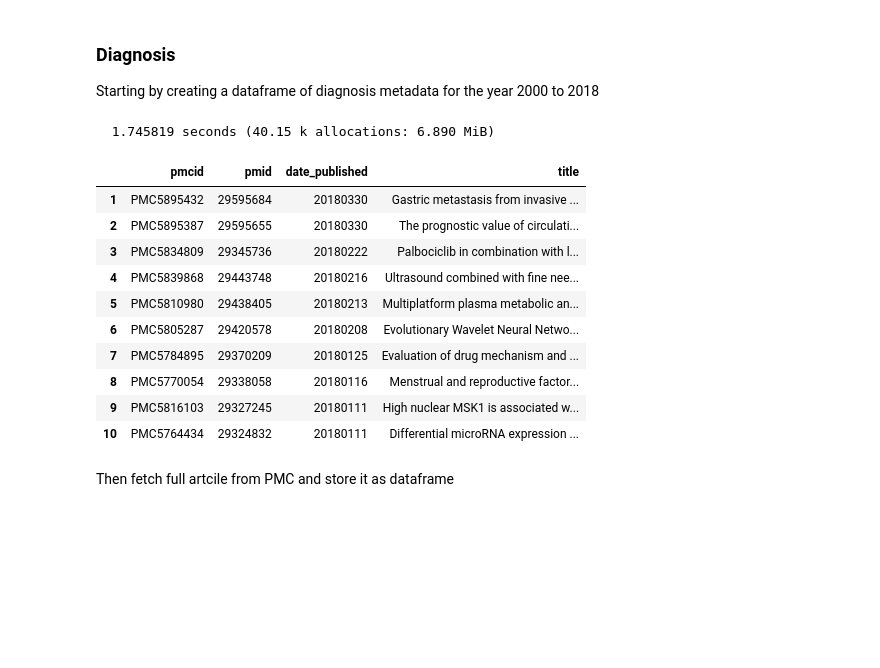
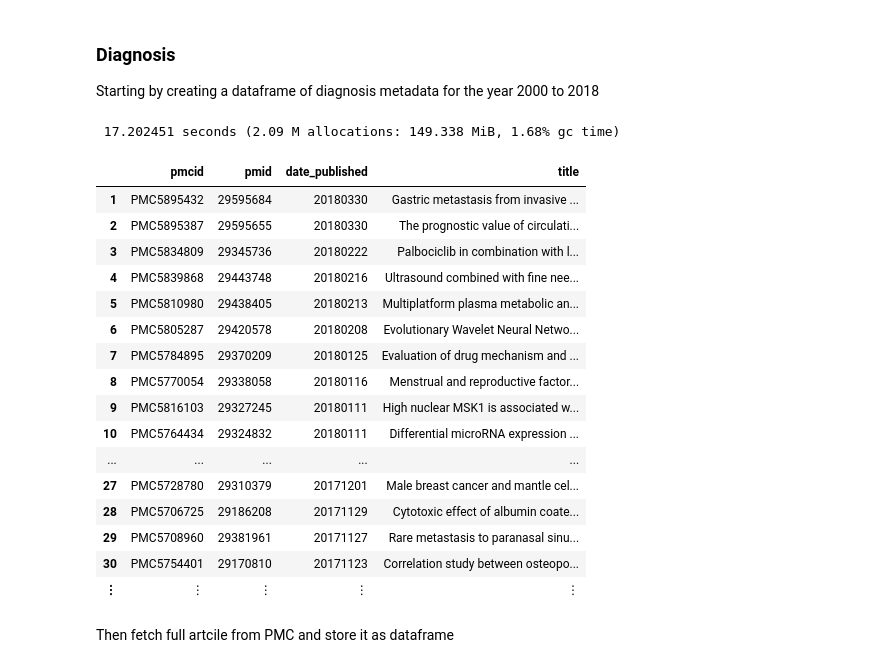
Before and after one commit to jmulloka/Breast-Cancer-Text-Mining, a Jupyter notebook: TextMiningJuliaMarkdown.ipynb, the cells around one changed output. Saved outputs shown, nothing was run; the diff lists cells and outputs as text; code cells hidden in the pictures; blank space fills up the shorter version.

```diff
--- a/TextMiningJuliaMarkdown.ipynb
+++ b/TextMiningJuliaMarkdown.ipynb
@@ -33,21 +33,27 @@ Text mining can be used to discover these knowledge patterns or hypotheses in he
 Starting by creating a dataframe of diagnosis metadata for the year 2000 to  2018
 # %%
 # diagnosis for the year 2000 to  2018 (limit is 1000 for now)
-df = @time  fetchBreastCancerArticles("breast cancer", "diagnosis",2015,2018,10)
+df = @time  fetchBreastCancerArticles("breast cancer", "diagnosis",2015,2018,100)
 df
 # %% [output]
-  1.745819 seconds (40.15 k allocations: 6.890 MiB)
+ 17.202451 seconds (2.09 M allocations: 149.338 MiB, 1.68% gc time)
 |  | pmcid | pmid | date_published | title |
 | 1 | PMC5895432 | 29595684 | 20180330 | Gastric metastasis from invasive ... |
 | 2 | PMC5895387 | 29595655 | 20180330 | The prognostic value of circulati... |
 | 3 | PMC5834809 | 29345736 | 20180222 | Palbociclib in combination with l... |
 | 4 | PMC5839868 | 29443748 | 20180216 | Ultrasound combined with fine nee... |
 | 5 | PMC5810980 | 29438405 | 20180213 | Multiplatform plasma metabolic an... |
 | 6 | PMC5805287 | 29420578 | 20180208 | Evolutionary Wavelet Neural Netwo... |
 | 7 | PMC5784895 | 29370209 | 20180125 | Evaluation of drug mechanism and ... |
 | 8 | PMC5770054 | 29338058 | 20180116 | Menstrual and reproductive factor... |
 | 9 | PMC5816103 | 29327245 | 20180111 | High nuclear MSK1 is associated w... |
 | 10 | PMC5764434 | 29324832 | 20180111 | Differential microRNA expression ... |
+| ... | ... | ... | ... | ... |
+| 27 | PMC5728780 | 29310379 | 20171201 | Male breast cancer and mantle cel... |
+| 28 | PMC5706725 | 29186208 | 20171129 | Cytotoxic effect of albumin coate... |
+| 29 | PMC5708960 | 29381961 | 20171127 | Rare metastasis to paranasal sinu... |
+| 30 | PMC5754401 | 29170810 | 20171123 | Correlation study between osteopo... |
+| ⋮ | ⋮ | ⋮ | ⋮ | ⋮ |
 # %% [markdown]
 Then fetch full artcile from PMC and store it as dataframe
 # %%
```
Also changed, not shown: parts of 3 cells of this notebook, 3 other files.
